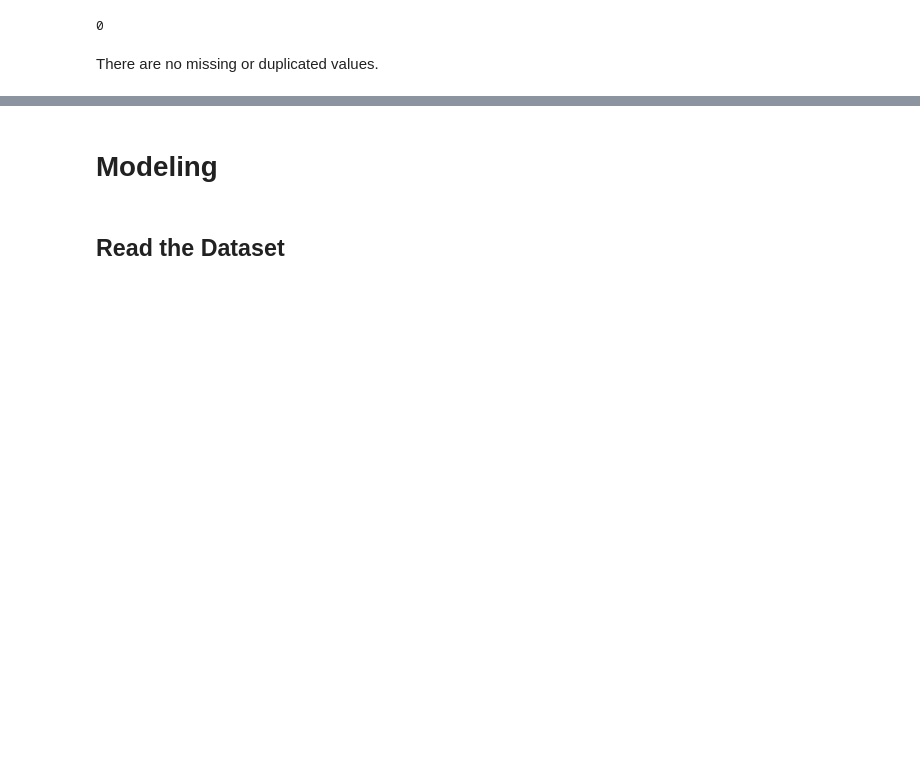
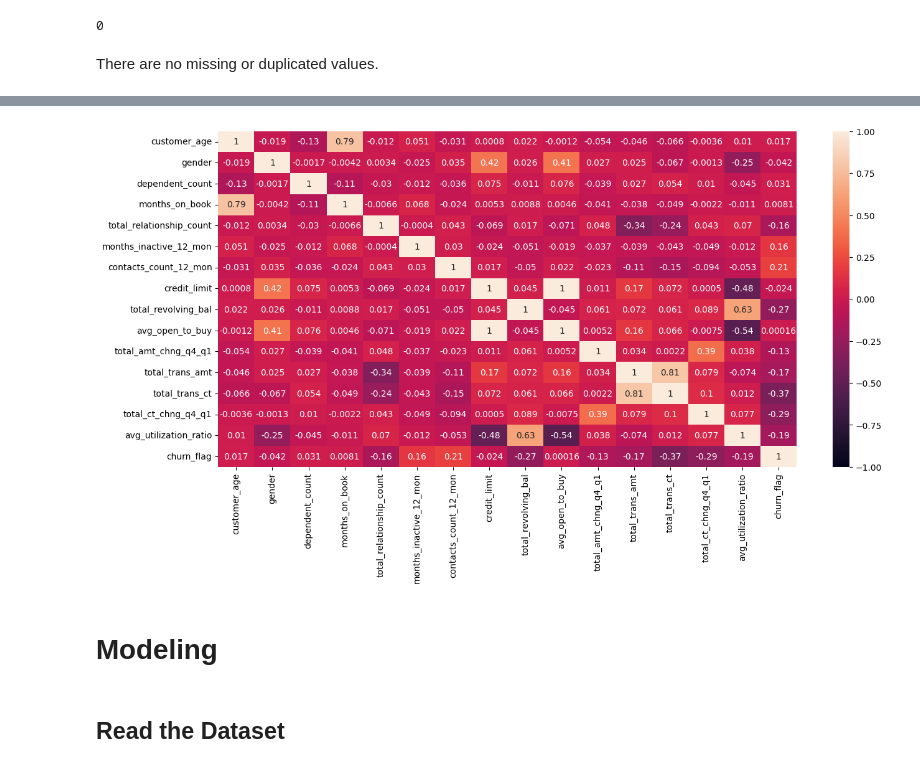
Before and after one commit to paulobeckhauser/Churn-Prediction, a Jupyter notebook: notebooks/Churn_Prediction.ipynb, the cells around one changed output, grey strips where cells are left out. Drawn from its saved outputs; the diff is of its cells as text; code cells hidden in the pictures; blank space fills up the shorter version.

```diff
--- a/notebooks/Churn_Prediction.ipynb
+++ b/notebooks/Churn_Prediction.ipynb
@@ -188,3 +332,9 @@ X_train, X_test, y_train, y_test = train_test_split(X, y, test_size=0.2, stratif
+# %%
+plt.figure(figsize=(15, 7))
+sns.heatmap(corr_matrix, vmin=-1, vmax=1, annot=True)
+plt.show()
+# %% [output]
+[figure, added]
 # %% [markdown]
 # Modeling
 # %% [markdown]
```
Also changed, not shown: parts of 33 cells of this notebook, 6 other files.
